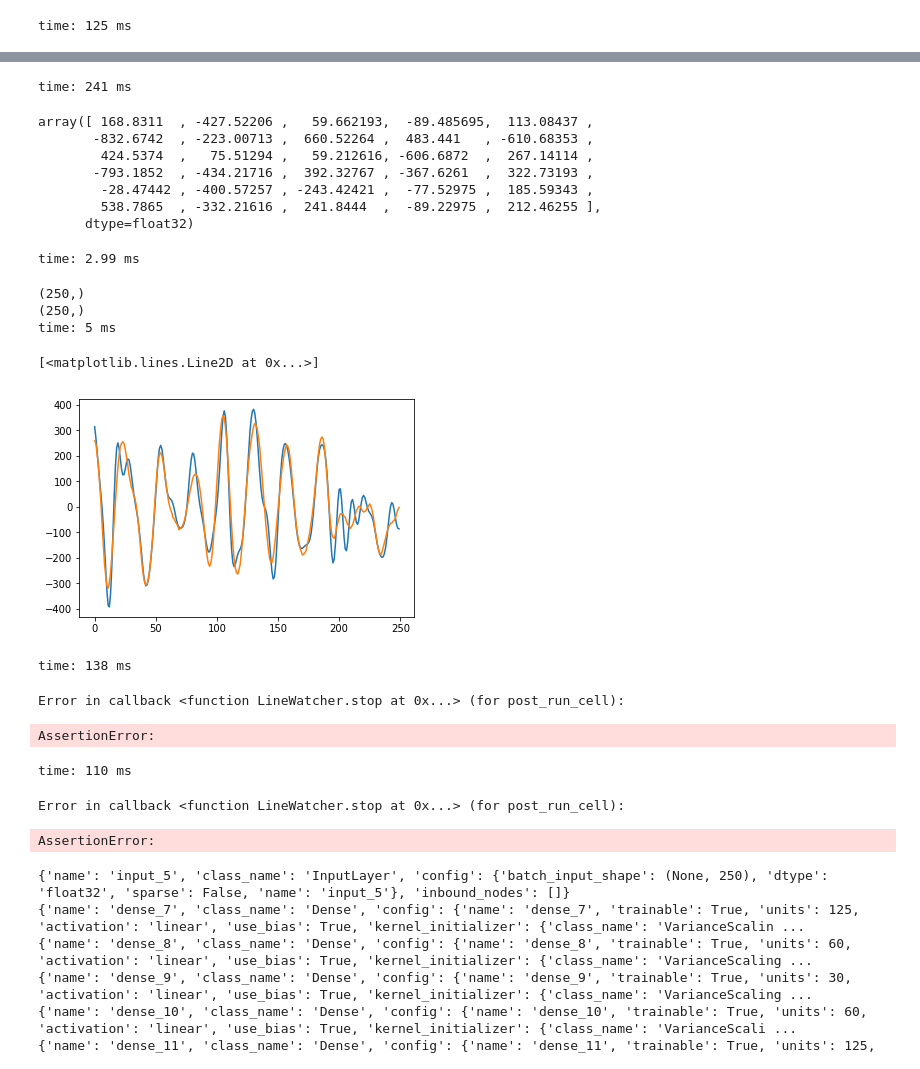
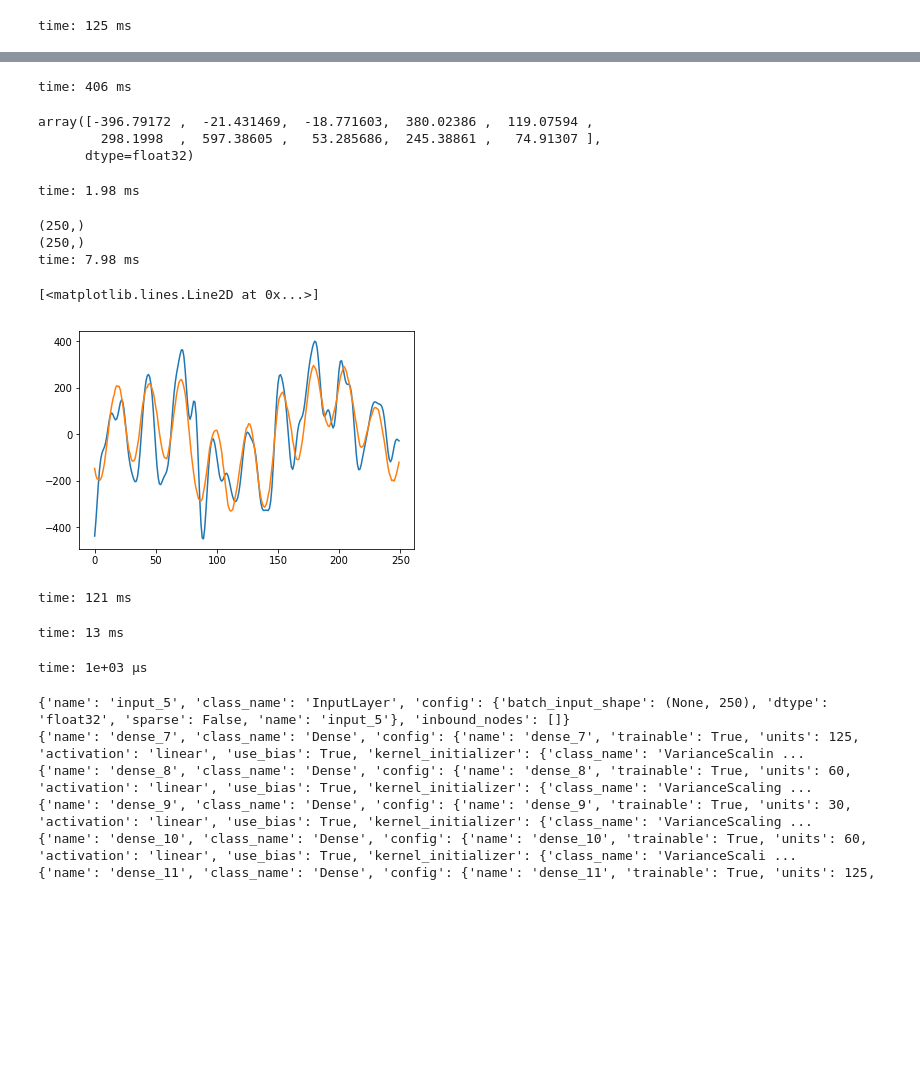
Before and after one commit to Dhawalbabbar/Autoencoder-unsupervised, a Jupyter notebook: Autoencoder NN.ipynb, the cells around one changed output, grey strips where cells are left out. Saved outputs shown, nothing was run; the diff lists cells and outputs as text; code cells hidden in the pictures; blank space fills up the shorter version.

```diff
--- a/Autoencoder NN.ipynb
+++ b/Autoencoder NN.ipynb
@@ -17,5 +19,7 @@ x=x.reshape(-1,250)
 me=np.mean(x,axis=1)
 x=(x.T-me).T
 x.shape
+x_test=x[700:]
+x=x[:700]
 # %% [output]
 39963.59
@@ -24,5 +27,5 @@ time: 2.4 s
 # %%
-encoding_dim = 30
+encoding_dim = 10
 
 # this is our input placeholder
 input_img = Input(shape=(250,))
@@ -80,55 +83,47 @@ time: 16.3 s
 # %%
-encoded_layer=encoder.predict(x)
+encoded_layer=encoder.predict(x_test)
 decoded_output1=decoder.predict(encoded_layer)
 decoded_output2=decoder2.predict(decoded_output1)
 # create the decoder model
 decoded_output2=decoder1.predict(decoded_output2)
 # %% [output]
-time: 241 ms
+time: 406 ms
 # %%
 encoded_layer[0]
 # %% [output]
-array([ 168.8311  , -427.52206 ,   59.662193,  -89.485695,  113.08437 ,
-       -832.6742  , -223.00713 ,  660.52264 ,  483.441   , -610.68353 ,
-        424.5374  ,   75.51294 ,   59.212616, -606.6872  ,  267.14114 ,
-       -793.1852  , -434.21716 ,  392.32767 , -367.6261  ,  322.73193 ,
-        -28.47442 , -400.57257 , -243.42421 ,  -77.52975 ,  185.59343 ,
-        538.7865  , -332.21616 ,  241.8444  ,  -89.22975 ,  212.46255 ],
+array([-396.79172 ,  -21.431469,  -18.771603,  380.02386 ,  119.07594 ,
+        298.1998  ,  597.38605 ,   53.285686,  245.38861 ,   74.91307 ],
       dtype=float32)
-time: 2.99 ms
+time: 1.98 ms
 # %%
 print(x[0].shape)
 print(decoded_output2[0].shape)
 # %% [output]
 (250,)
 (250,)
-time: 5 ms
+time: 7.98 ms
 # %%
 import matplotlib.pyplot as plt
 %matplotlib inline
-q=700
-plt.plot(range(250),x[q],label=1)
+q=4
+plt.plot(range(250),x_test[q],label=1)
 plt.plot(range(250),decoded_output2[q],label=2)
 # %% [output]
 [<matplotlib.lines.Line2D at 0x...>]
-[figure, old version]
+[figure, new version]
-time: 138 ms
+time: 121 ms
 # %%
-#np.savetxt('compressed_data1.csv',encoded_layer,delimiter=',')
+np.savetxt('compressed_data.csv',encoded_layer,delimiter=',')
 # %% [output]
-Error in callback <function LineWatcher.stop at 0x...> (for post_run_cell):
+time: 13 ms
-AssertionError:
 # %%
 for layer in autoencoder.layers:
     weights = layer.get_weights()
-# %% [output]
-time: 110 ms
 # %%
 weights=np.array(weights)
 #weights[1]
 # %% [output]
-Error in callback <function LineWatcher.stop at 0x...> (for post_run_cell):
+time: 1e+03 µs
-AssertionError:
 # %%
 config=autoencoder.get_config()
 #print(config['layers'])
```
Also changed, not shown: parts of 4 cells of this notebook, 10 other files.
